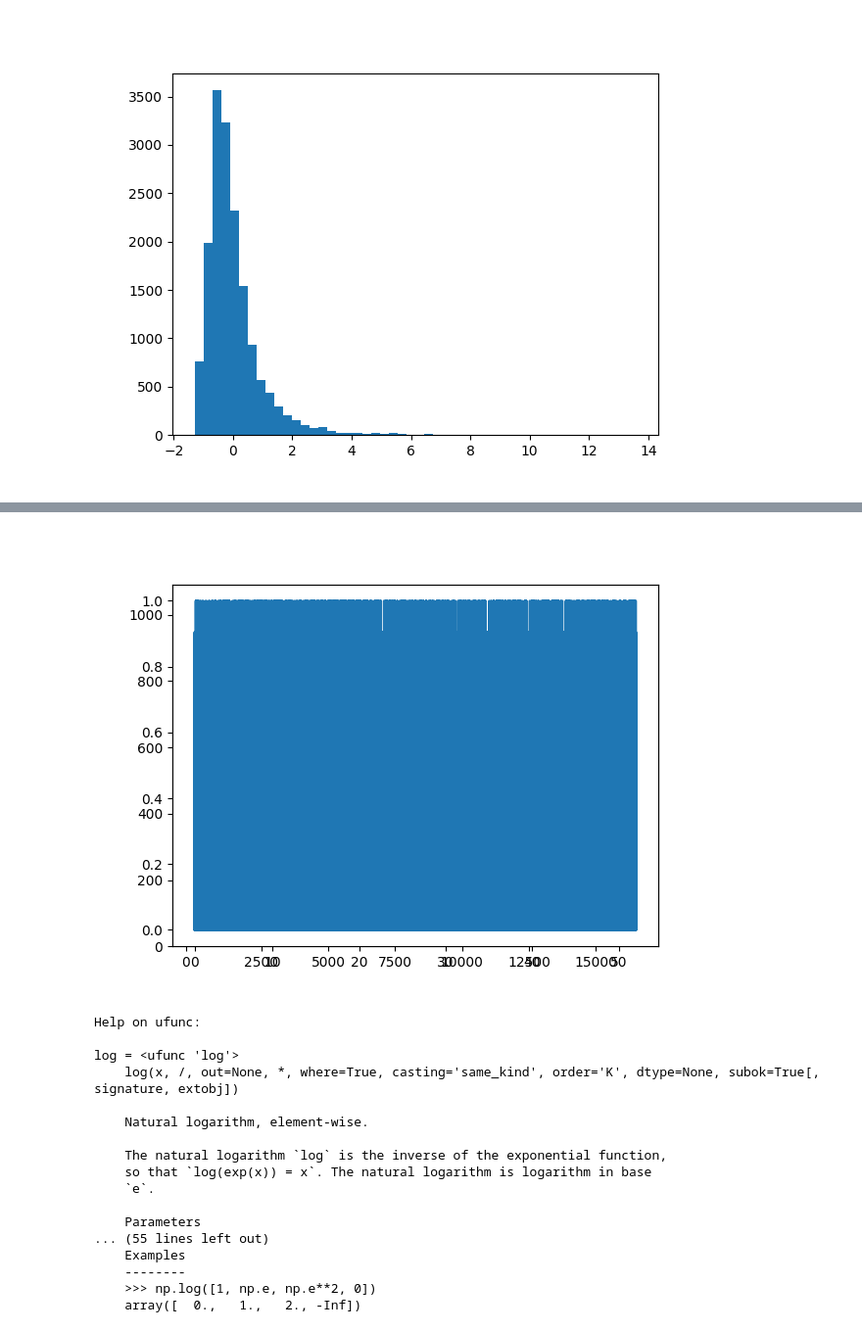
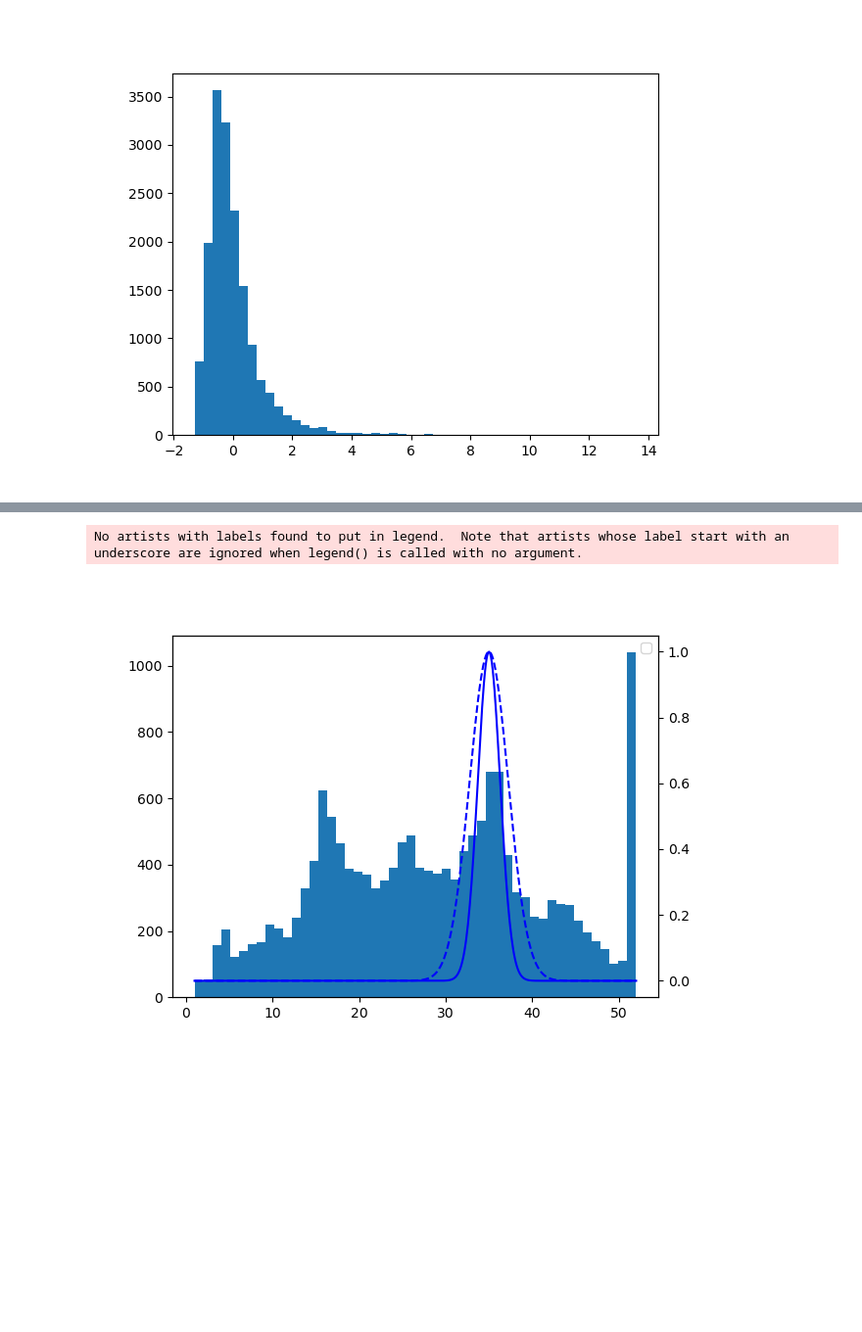
Before and after one commit to bazrafshanmh/hands-ml, a Jupyter notebook: end2endMLproj.ipynb, the cells around one changed output, grey strips where cells are left out. Shown at 98% size. Saved outputs shown, nothing was run; the diff lists cells and outputs as text; code cells hidden in the pictures; blank space fills up the shorter version.

```diff
--- a/end2endMLproj.ipynb
+++ b/end2endMLproj.ipynb
@@ -198,31 +168,16 @@ plt.show()
-# %%
-fig = plt.figure()
-fig.clear()
-from sklearn.metrics.pairwise import rbf_kernel
-age_sim_35 = rbf_kernel(np.linespac(housing["housing_median_age"]).reshape(-1, 1), [[35]], gamma=0.1)
-plt.hist(housing["housing_median_age"], bins=50)
-fig1 = fig.subplots()
-fig1.plot(age_sim_35)
-plt.show()
-# %% [output]
-[figure, removed]
-# %%
-help(np.log)
-# %% [output]
-Help on ufunc:
-
-log = <ufunc 'log'>
-    log(x, /, out=None, *, where=True, casting='same_kind', order='K', dtype=None, subok=True[, signature, extobj])
-
-    Natural logarithm, element-wise.
-
-    The natural logarithm `log` is the inverse of the exponential function,
-    so that `log(exp(x)) = x`. The natural logarithm is logarithm in base
-    `e`.
-
-    Parameters
-... (55 lines left out)
-    Examples
-    --------
-    >>> np.log([1, np.e, np.e**2, 0])
-    array([  0.,   1.,   2., -Inf])
+# %%
+gamma1 = 0.1
+gamma2 = 0.3
+from sklearn.metrics.pairwise import rbf_kernel
+ages=np.linspace(housing["housing_median_age"].min(), housing["housing_median_age"].max(), 500).reshape(-1, 1)
+fig, ax1 = plt.subplots()
+ax2 = ax1.twinx()
+ax2.plot(ages, rbf_kernel(ages, [[35]], gamma=gamma1), color="blue", linestyle="--")
+ax2.plot(ages, rbf_kernel(ages, [[35]], gamma=gamma2), color="blue", linestyle="-")
+ax2.legend()
+
+ax1.hist(housing["housing_median_age"], bins=50)
+plt.show()
+# %% [output]
+No artists with labels found to put in legend.  Note that artists whose label start with an underscore are ignored when legend() is called with no argument.
+[figure, added]
```
Also changed, not shown: parts of 8 cells of this notebook.
